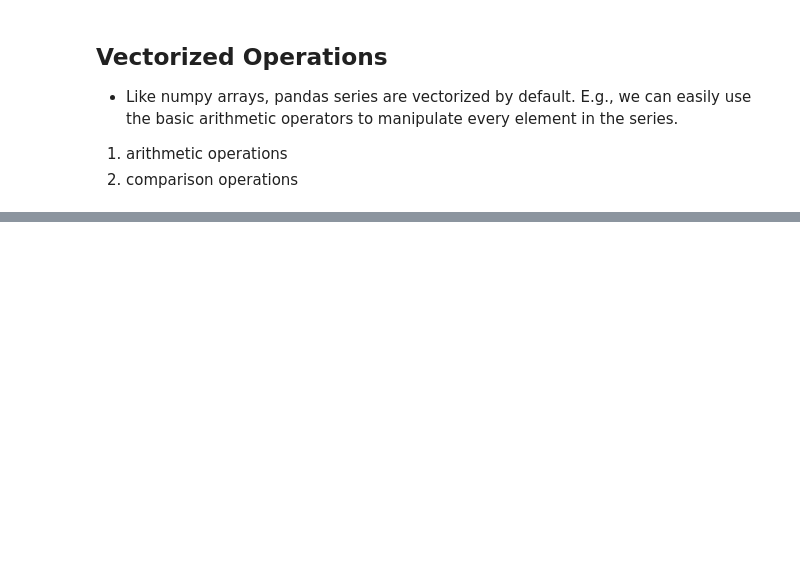
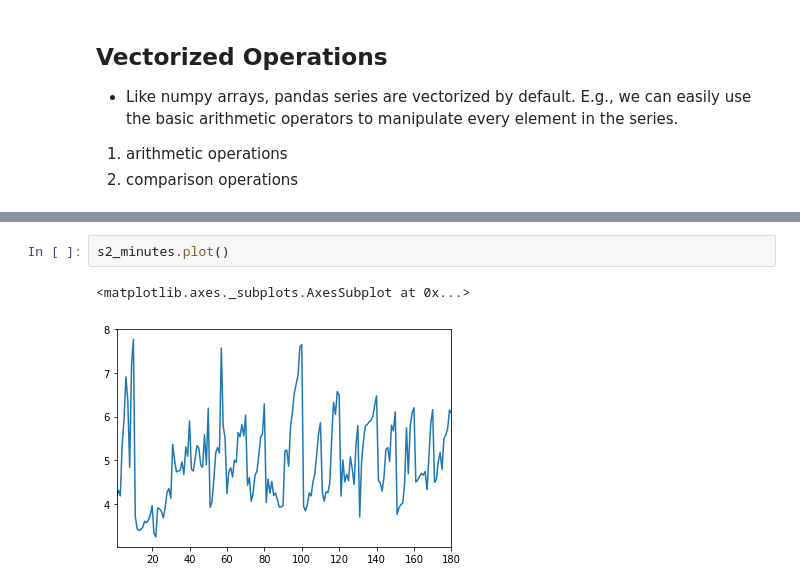
Before and after one commit to CodeupClassroom/darden-data-science-libraries, a Jupyter notebook: pandas_series_lesson.ipynb, the cells around one changed output, grey strips where cells are left out. Cells and saved outputs as stored; diff of their text form; blank space fills up the shorter version.

```diff
--- a/pandas_series_lesson.ipynb
+++ b/pandas_series_lesson.ipynb
@@ -166,0 +621,5 @@ Data types you will see in series and dataframes:
+# %%
+s2_minutes.plot()
+# %% [output]
+<matplotlib.axes._subplots.AxesSubplot at 0x...>
+[figure, added]
```
Also changed, not shown: parts of 68 cells of this notebook.
